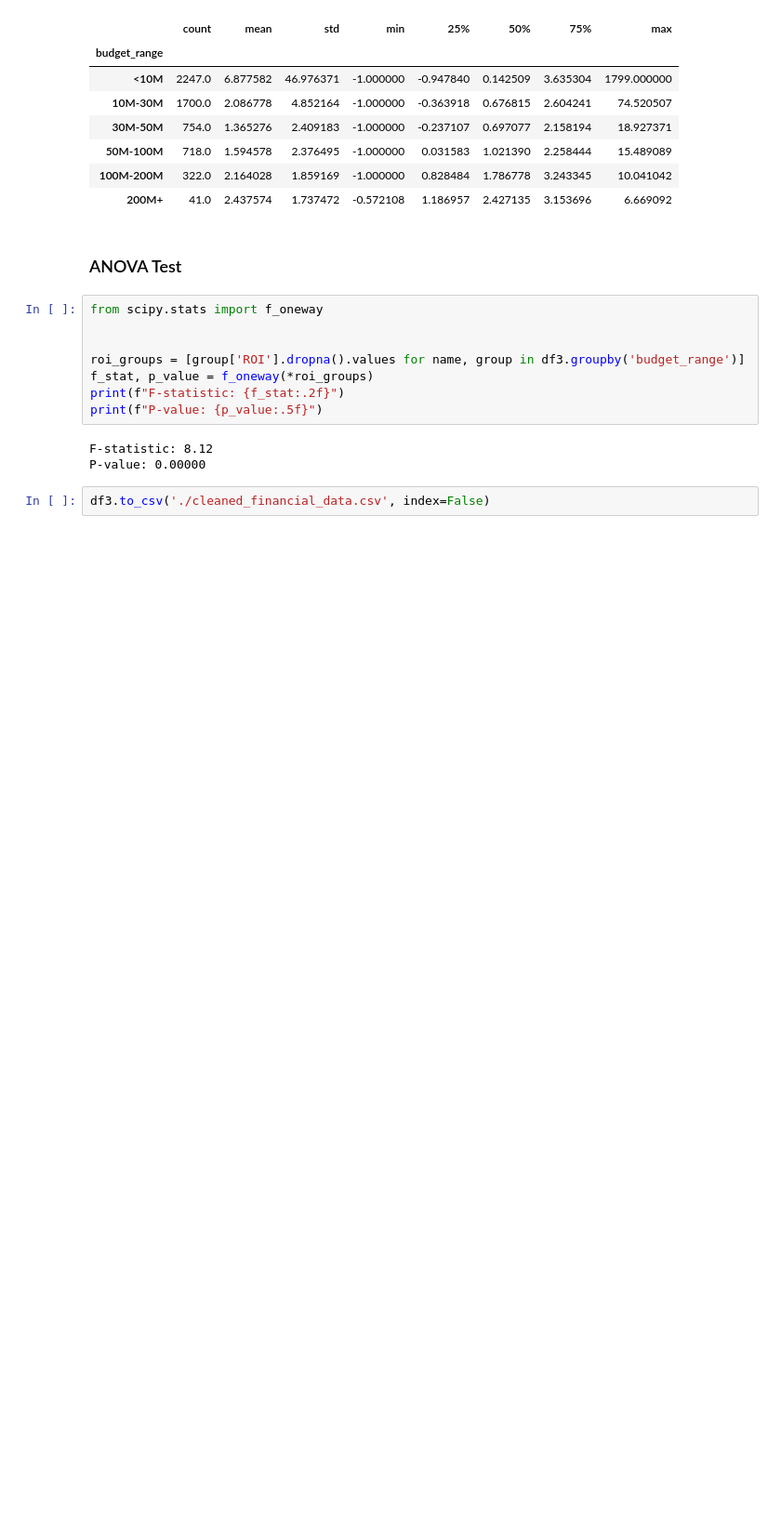
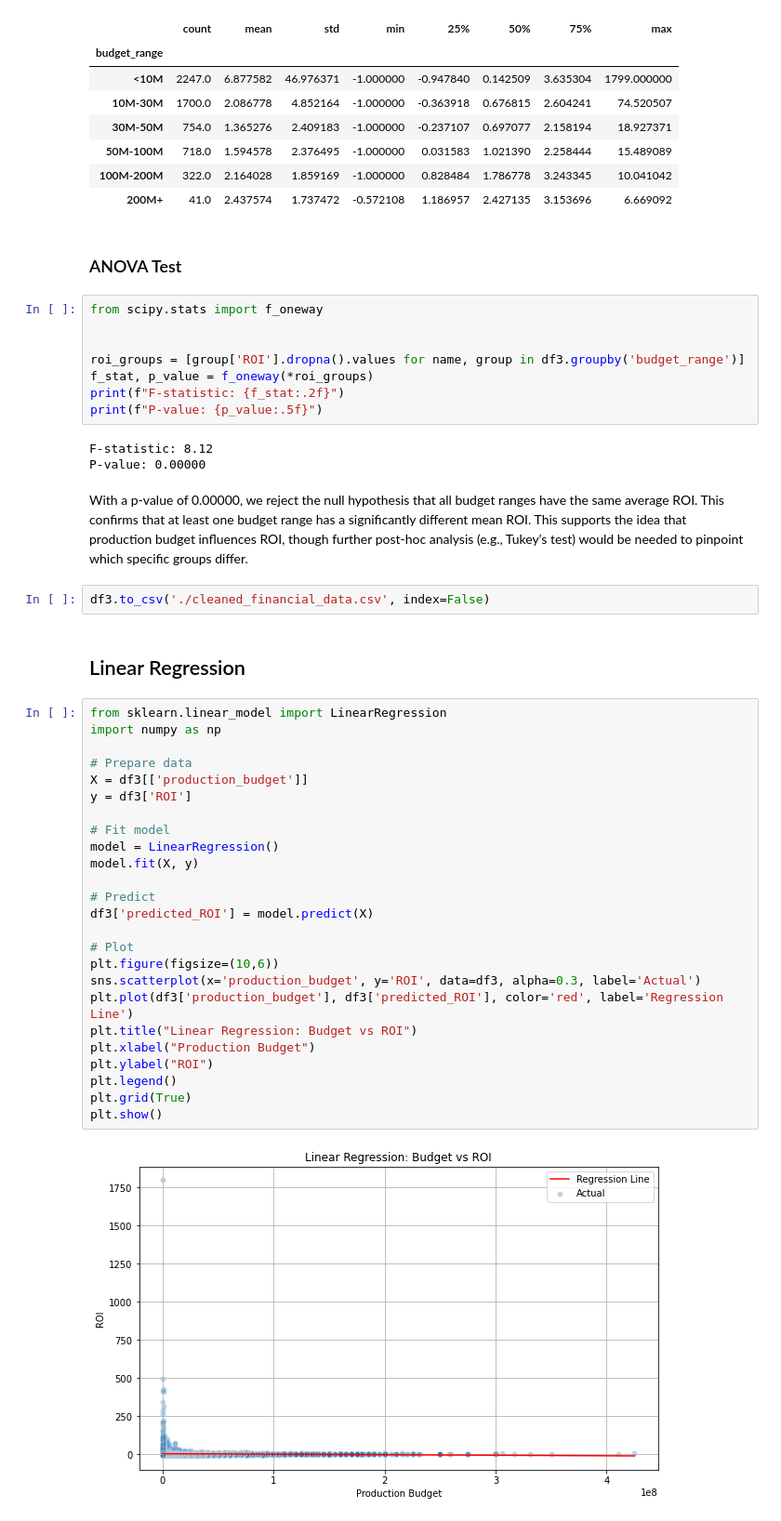
Before and after one commit to Sammy-751/Phase-2-Project, a Jupyter notebook: index.ipynb, the cells around one changed output. Shown: that part at 93% size. Saved outputs shown, nothing was run; the diff lists cells and outputs as text; blank space fills up the shorter version.

Commit message:
chore: linear regression

```diff
--- a/index.ipynb
+++ b/index.ipynb
@@ -479,5 +479,36 @@ print(f"P-value: {p_value:.5f}")
 # %% [output]
 F-statistic: 8.12
 P-value: 0.00000
+# %% [markdown]
+With a p-value of 0.00000, we reject the null hypothesis that all budget ranges have the same average ROI. This confirms that at least one budget range has a significantly different mean ROI. This supports the idea that production budget influences ROI, though further post-hoc analysis (e.g., Tukey’s test) would be needed to pinpoint which specific groups differ.
 # %%
 df3.to_csv('./cleaned_financial_data.csv', index=False)
+# %% [markdown]
+## Linear Regression
+# %%
+from sklearn.linear_model import LinearRegression
+import numpy as np
+
+# Prepare data
+X = df3[['production_budget']]
+y = df3['ROI']
+
+# Fit model
+model = LinearRegression()
+model.fit(X, y)
+
+# Predict
+df3['predicted_ROI'] = model.predict(X)
+
+# Plot
+plt.figure(figsize=(10,6))
+sns.scatterplot(x='production_budget', y='ROI', data=df3, alpha=0.3, label='Actual')
+plt.plot(df3['production_budget'], df3['predicted_ROI'], color='red', label='Regression Line')
+plt.title("Linear Regression: Budget vs ROI")
+plt.xlabel("Production Budget")
+plt.ylabel("ROI")
+plt.legend()
+plt.grid(True)
+plt.show()
+# %% [output]
+[figure, added]
```
Also changed, not shown: parts of 12 cells of this notebook.
